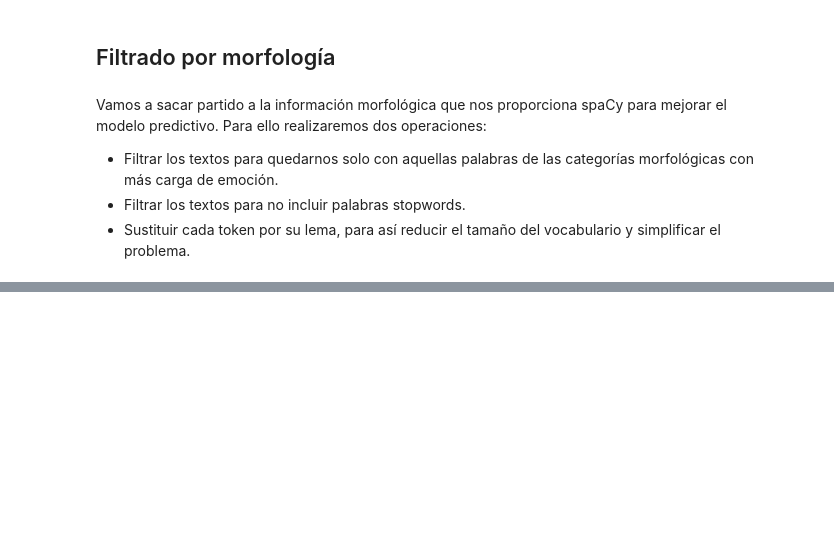
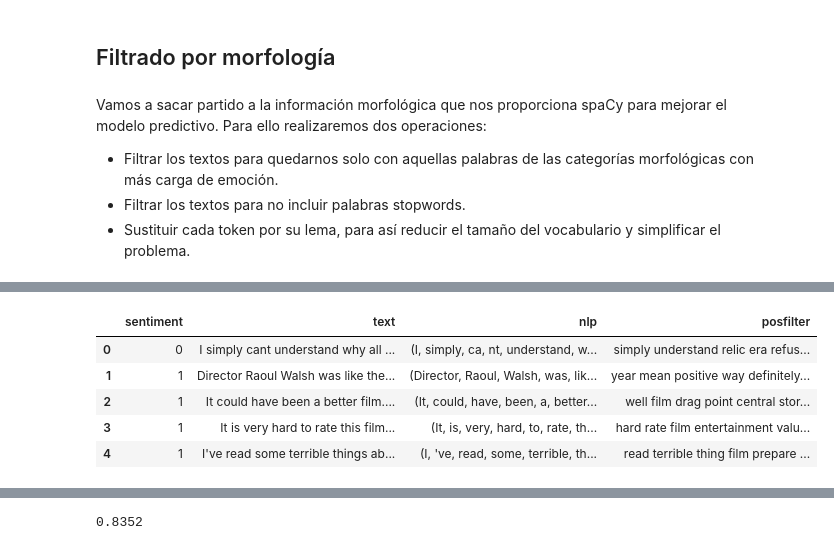
Before and after one commit to Javimh18/Indexacion, a Jupyter notebook: Teoria/02.AnalisisDeTexto/Labs/Lab2.AnalisisDeSentimiento/lab2-imdb_morpho/practicaPeliculasStudent.ipynb, the cells around one changed output, grey strips where cells are left out. Cells and saved outputs as stored; diff of their text form; code cells hidden in the pictures; blank space fills up the shorter version.

```diff
--- a/Teoria/02.AnalisisDeTexto/Labs/Lab2.AnalisisDeSentimiento/lab2-imdb_morpho/practicaPeliculasStudent.ipynb
+++ b/Teoria/02.AnalisisDeTexto/Labs/Lab2.AnalisisDeSentimiento/lab2-imdb_morpho/practicaPeliculasStudent.ipynb
@@ -51,0 +50,5 @@ Los datos están todos contenidos en el fichero *data/data.csv*, en formato CSV
+# %%
+####### INSERT YOUR CODE HERE
+import pandas as pd
+data = pd.read_csv('data/data.csv', sep='\t')
+data.head()
@@ -114,7 +172,7 @@ spaCy utiliza modelos morfosintácticos específicos para cada idioma. Por defec
 # %% [markdown]
 Una vez obtenido el modelo, podemos cargarlo en memoria con
 # %%
-nlp = spacy.load('en')
+nlp = spacy.load('en_core_web_sm')
 # %% [markdown]
 y analizar una frase de ejemplo de la siguiente manera
 # %%
@@ -197,0 +298,4 @@ Visto el funcionamiento de spaCy, vamos a pasar a ejecutar el análisis morfosin
+# %%
+####### INSERT YOUR CODE HERE
+
+data['nlp'] = pd.Series([nlp(text) for text in data['text']], index=data.index)
@@ -216,3 +327,19 @@ Vamos a sacar partido a la información morfológica que nos proporciona spaCy p
+# %%
+####### INSERT YOUR CODE HERE
+
+posfilter = [" ".join([token.lemma_ for token in text
+                           if token.pos_ in {"NOUN", "VERB", "ADJ", "ADV"} and not token.is_stop])
+                 for text in data["nlp"]]
+
+data['posfilter'] = pd.Series(posfilter, index=data.index)
+data.head()
+# %% [output]
+|  | sentiment | text | nlp | posfilter |
+| 0 | 0 | I simply cant understand why all ... | (I, simply, ca, nt, understand, w... | simply understand relic era refus... |
+| 1 | 1 | Director Raoul Walsh was like the... | (Director, Raoul, Walsh, was, lik... | year mean positive way definitely... |
+| 2 | 1 | It could have been a better film.... | (It, could, have, been, a, better... | well film drag point central stor... |
+| 3 | 1 | It is very hard to rate this film... | (It, is, very, hard, to, rate, th... | hard rate film entertainment valu... |
+| 4 | 1 | I've read some terrible things ab... | (I, 've, read, some, terrible, th... | read terrible thing film prepare ... |
 # %% [markdown]
 <table>
  <tr>
@@ -225,0 +351,24 @@ Vamos a sacar partido a la información morfológica que nos proporciona spaCy p
+# %%
+####### INSERT YOUR CODE HERE
+
+from sklearn.feature_extraction.text import HashingVectorizer
+from sklearn.svm import LinearSVC
+from sklearn.pipeline import Pipeline
+from sklearn.model_selection import GridSearchCV
+
+X_train, X_test, y_train, y_test = train_test_split(data['posfilter'], data['sentiment'])
+
+pipe = Pipeline([
+    ("vectorizer", HashingVectorizer(ngram_range=(1,1), analyzer="word")),
+    ("svm", LinearSVC())
+])
+
+param_grid = {
+    'svm__C':[0.1, 0.4, 0.6, 1]
+}
+
+model = GridSearchCV(pipe, param_grid)
+model.fit(X_train, y_train)
+model.score(X_test, y_test)
+# %% [output]
+0.8352
```
Also changed, not shown: parts of 21 cells of this notebook, 23 other files.
